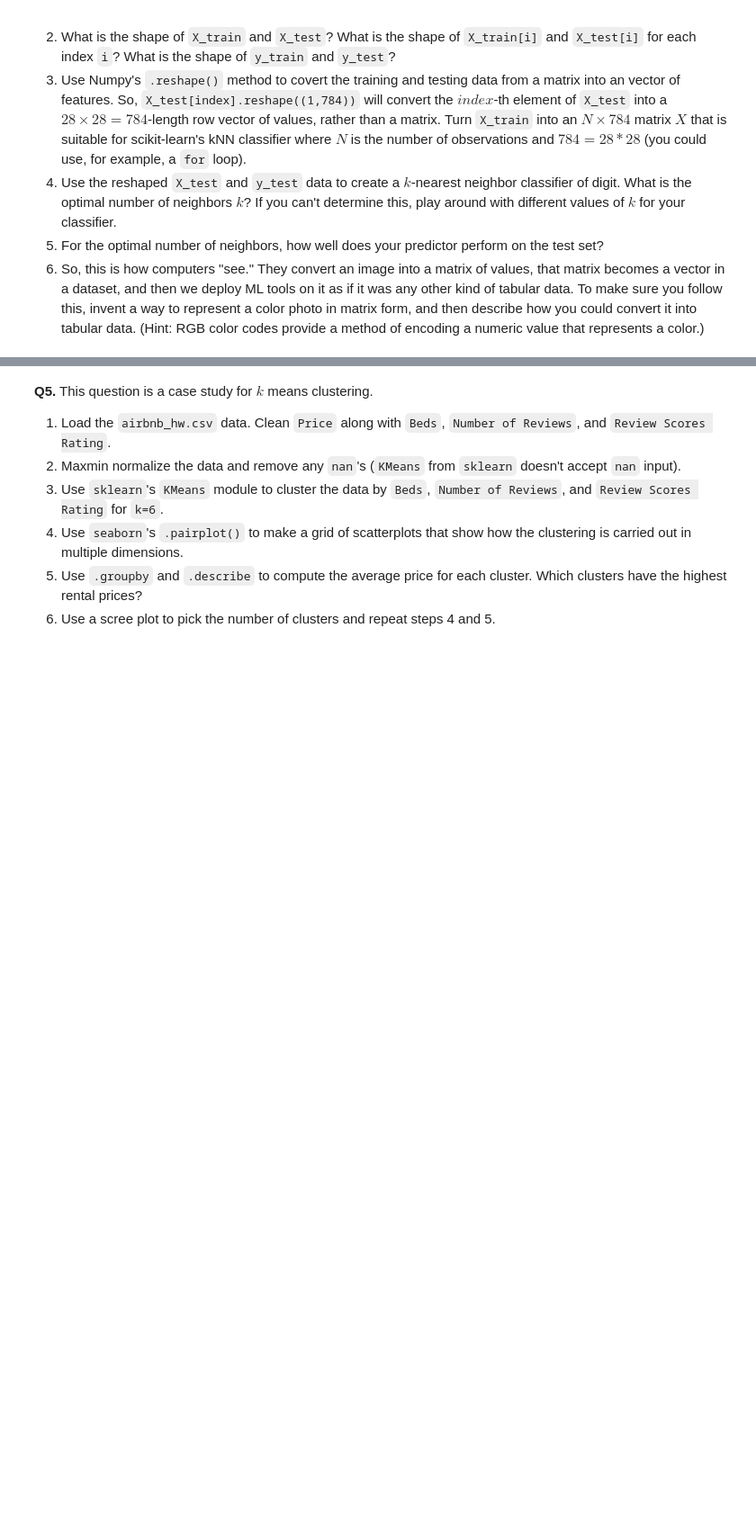
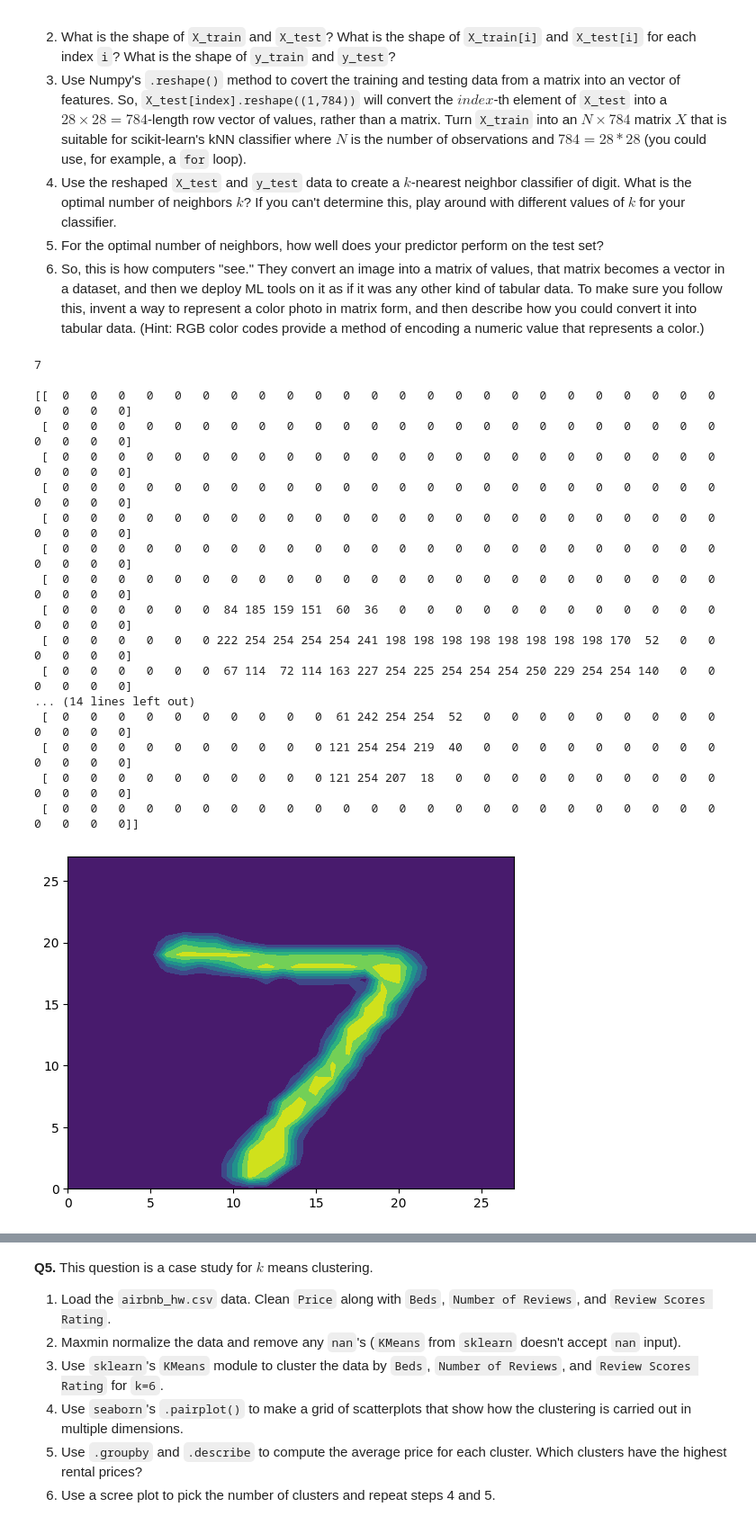
Before and after one commit to suhaaskanneganti/assignment3, a Jupyter notebook: assignment_knn_and_kmc.ipynb, the cells around one changed output, grey strips where cells are left out. Shown: that part at 90% size. Cells and saved outputs as stored; diff of their text form; code cells hidden in the pictures; blank space fills up the shorter version.

```diff
--- a/assignment_knn_and_kmc.ipynb
+++ b/assignment_knn_and_kmc.ipynb
@@ -227,3 +227,38 @@ OK, those are the data: Labels attached to handwritten digits encoded as a matri
 4. Use the reshaped `X_test` and `y_test` data to create a $k$-nearest neighbor classifier of digit. What is the optimal number of neighbors $k$? If you can't determine this, play around with different values of $k$ for your classifier.
 5. For the optimal number of neighbors, how well does your predictor perform on the test set?
 6. So, this is how computers "see." They convert an image into a matrix of values, that matrix becomes a vector in a dataset, and then we deploy ML tools on it as if it was any other kind of tabular data. To make sure you follow this, invent a way to represent a color photo in matrix form, and then describe how you could convert it into tabular data. (Hint: RGB color codes provide a method of encoding a numeric value that represents a color.)
+# %%
+#4.1
+from keras.datasets import mnist
+df = mnist.load_data('minst.db')
+train,test = df
+X_train, y_train = train
+X_test, y_test = test
+# %%
+import matplotlib.pyplot as plt
+import numpy as np
+np.set_printoptions(edgeitems=30, linewidth=100000)
+for i in range(5):
+ print(y_test[i],'\n') # Print the label
+ print(X_test[i],'\n') # Print the matrix of values
+ plt.contourf(np.rot90(X_test[i].transpose())) # Make a contour plot of the matrix values
+ plt.show()
+# %% [output]
+7
+
+[[  0   0   0   0   0   0   0   0   0   0   0   0   0   0   0   0   0   0   0   0   0   0   0   0   0   0   0   0]
+ [  0   0   0   0   0   0   0   0   0   0   0   0   0   0   0   0   0   0   0   0   0   0   0   0   0   0   0   0]
+ [  0   0   0   0   0   0   0   0   0   0   0   0   0   0   0   0   0   0   0   0   0   0   0   0   0   0   0   0]
+ [  0   0   0   0   0   0   0   0   0   0   0   0   0   0   0   0   0   0   0   0   0   0   0   0   0   0   0   0]
+ [  0   0   0   0   0   0   0   0   0   0   0   0   0   0   0   0   0   0   0   0   0   0   0   0   0   0   0   0]
+ [  0   0   0   0   0   0   0   0   0   0   0   0   0   0   0   0   0   0   0   0   0   0   0   0   0   0   0   0]
+ [  0   0   0   0   0   0   0   0   0   0   0   0   0   0   0   0   0   0   0   0   0   0   0   0   0   0   0   0]
+ [  0   0   0   0   0   0  84 185 159 151  60  36   0   0   0   0   0   0   0   0   0   0   0   0   0   0   0   0]
+ [  0   0   0   0   0   0 222 254 254 254 254 241 198 198 198 198 198 198 198 198 170  52   0   0   0   0   0   0]
+ [  0   0   0   0   0   0  67 114  72 114 163 227 254 225 254 254 254 250 229 254 254 140   0   0   0   0   0   0]
+... (14 lines left out)
+ [  0   0   0   0   0   0   0   0   0   0  61 242 254 254  52   0   0   0   0   0   0   0   0   0   0   0   0   0]
+ [  0   0   0   0   0   0   0   0   0   0 121 254 254 219  40   0   0   0   0   0   0   0   0   0   0   0   0   0]
+ [  0   0   0   0   0   0   0   0   0   0 121 254 207  18   0   0   0   0   0   0   0   0   0   0   0   0   0   0]
+ [  0   0   0   0   0   0   0   0   0   0   0   0   0   0   0   0   0   0   0   0   0   0   0   0   0   0   0   0]]
+[figure, added]
```
Also changed, not shown: parts of 10 cells of this notebook.
